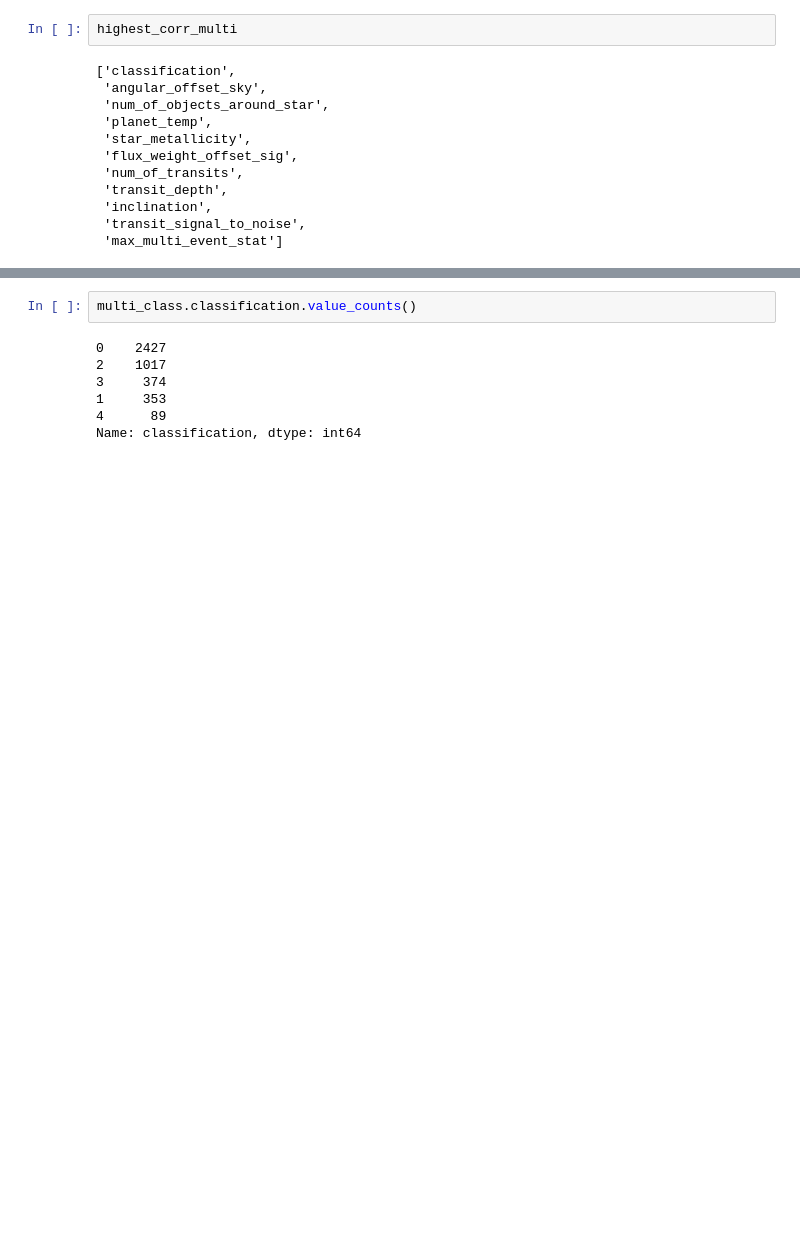
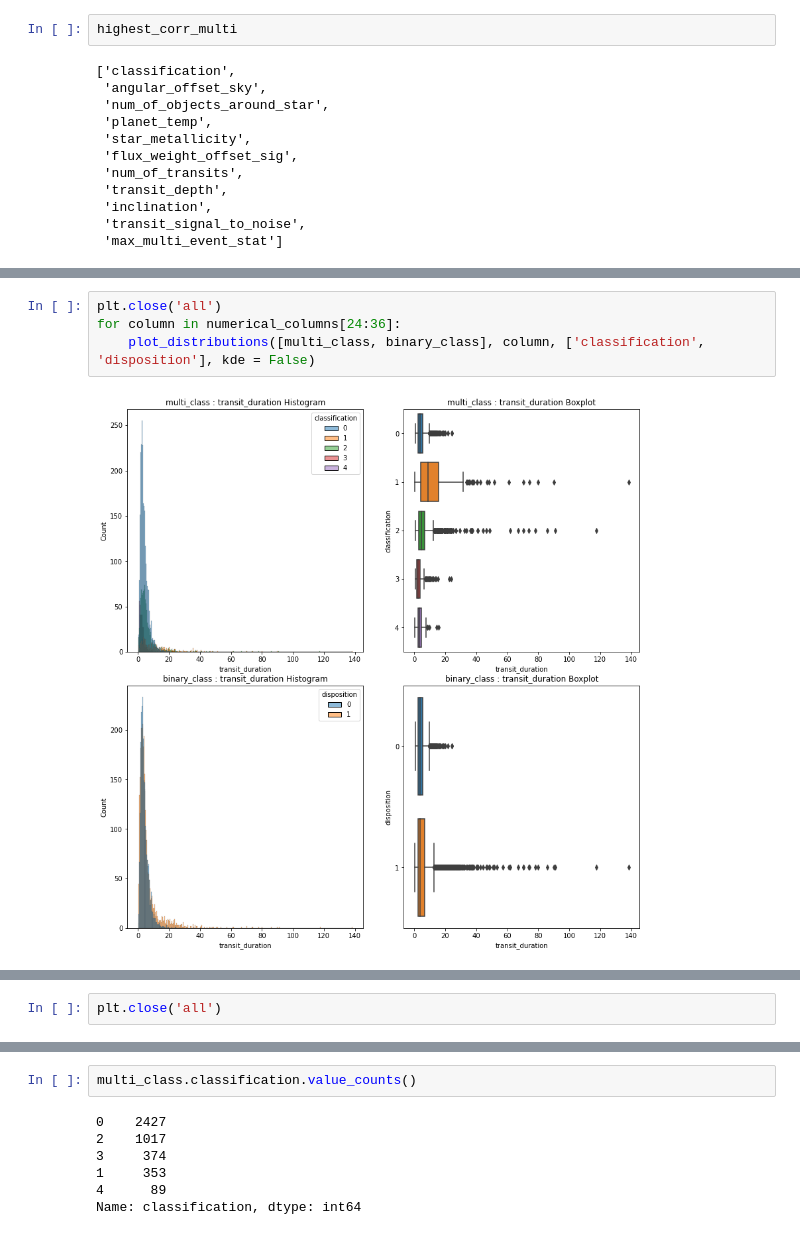
Before and after one commit to JoshuaGottlieb/Exoplanet-Classification, a Jupyter notebook: notebooks/EDA-and-Feature-Engineering.ipynb, the cells around one changed output, grey strips where cells are left out. Cells and saved outputs as stored; diff of their text form; blank space fills up the shorter version.

```diff
--- a/notebooks/EDA-and-Feature-Engineering.ipynb
+++ b/notebooks/EDA-and-Feature-Engineering.ipynb
@@ -107,0 +150,6 @@ corr_df[corr_df >= 0.7]
+# %%
+plt.close('all')
+for column in numerical_columns[24:36]:
+    plot_distributions([multi_class, binary_class], column, ['classification', 'disposition'], kde = False)
+# %% [output]
+[figure, added]
@@ -107,0 +167,2 @@ corr_df[corr_df >= 0.7]
+# %%
+plt.close('all')
```
Also changed, not shown: parts of 34 cells of this notebook.
